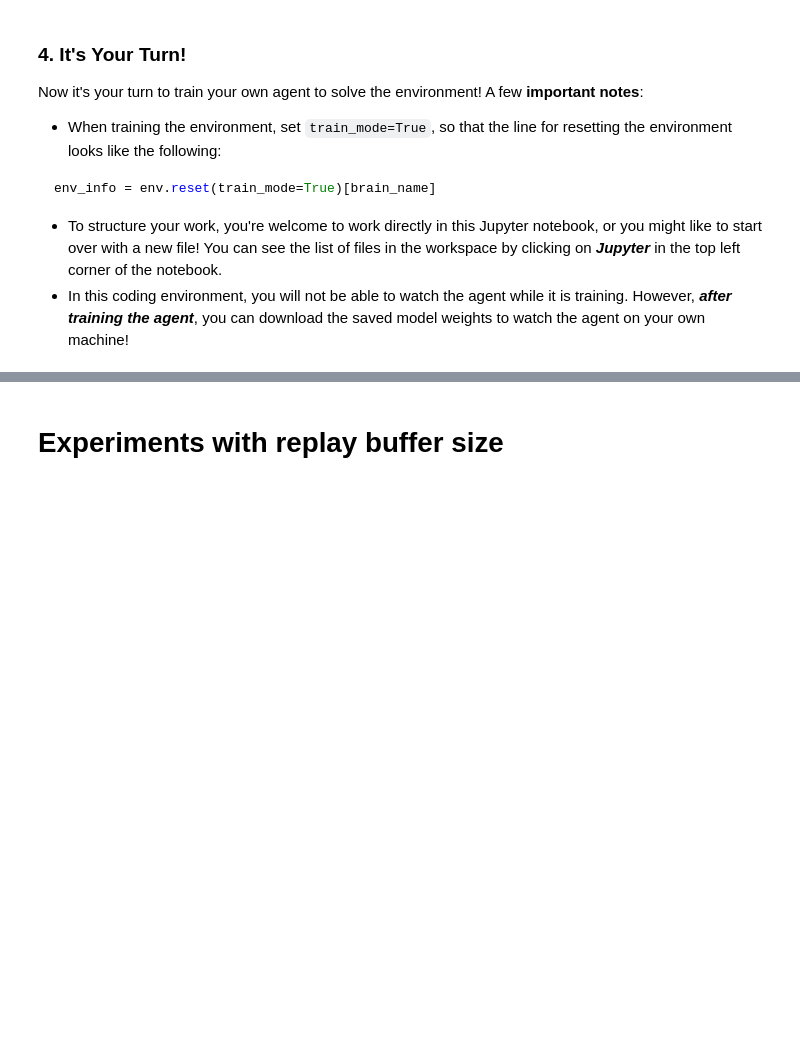
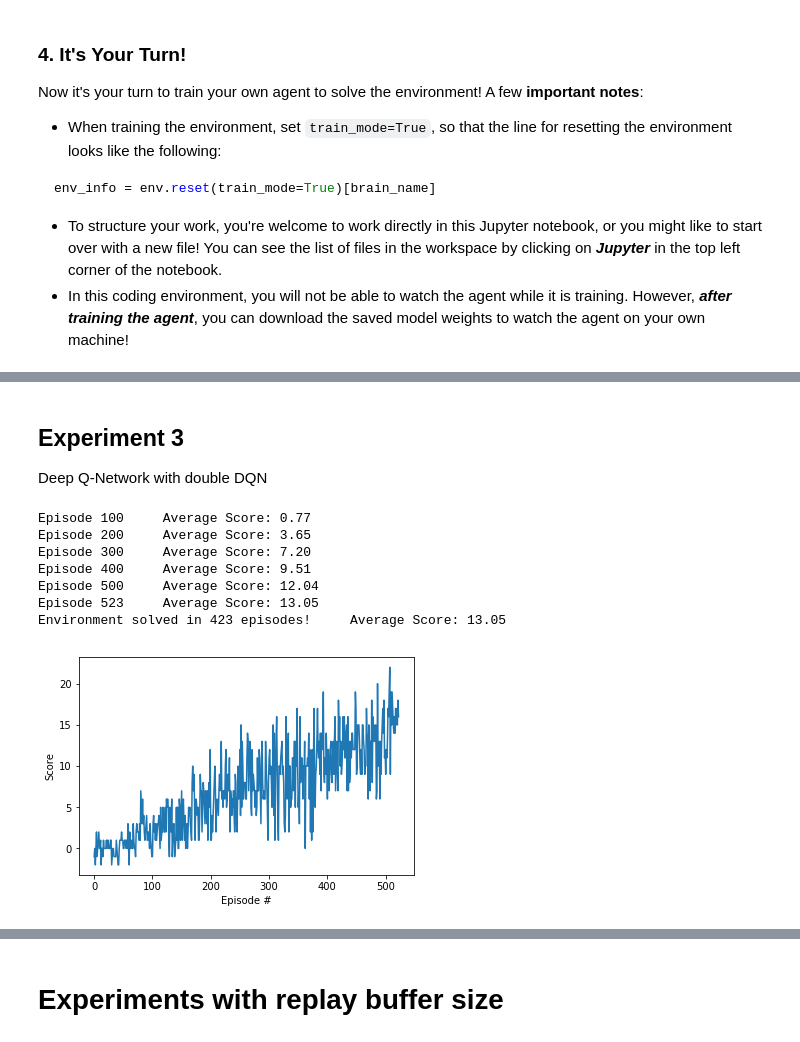
Before and after one commit to bkocis/DRLND_Pr_1_Navigation, a Jupyter notebook: Navigation.ipynb, the cells around one changed output, grey strips where cells are left out. Saved outputs shown, nothing was run; the diff lists cells and outputs as text; code cells hidden in the pictures; blank space fills up the shorter version.

```diff
--- a/Navigation.ipynb
+++ b/Navigation.ipynb
@@ -225,0 +220,17 @@ Environment solved in 373 episodes!     Average Score: 13.00
+# %% [markdown]
+## Experiment 3
+
+Deep Q-Network with double DQN
+# %%
+agent = Agent(state_size, action_size, seed=0, dueling=False, ddqn=True )
+
+scores = dqn('e3-ddqn.pth'); plot_scores(scores)
+# %% [output]
+Episode 100     Average Score: 0.77
+Episode 200     Average Score: 3.65
+Episode 300     Average Score: 7.20
+Episode 400     Average Score: 9.51
+Episode 500     Average Score: 12.04
+Episode 523     Average Score: 13.05
+Environment solved in 423 episodes!     Average Score: 13.05
+[figure, added]
```
Also changed, not shown: parts of 26 cells of this notebook, 5 other files.
